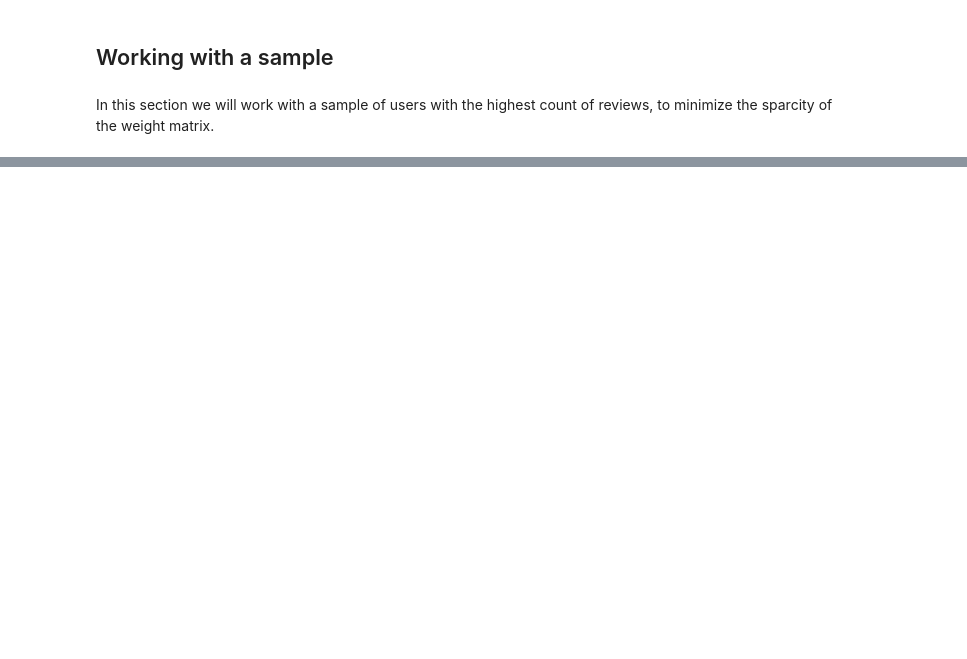
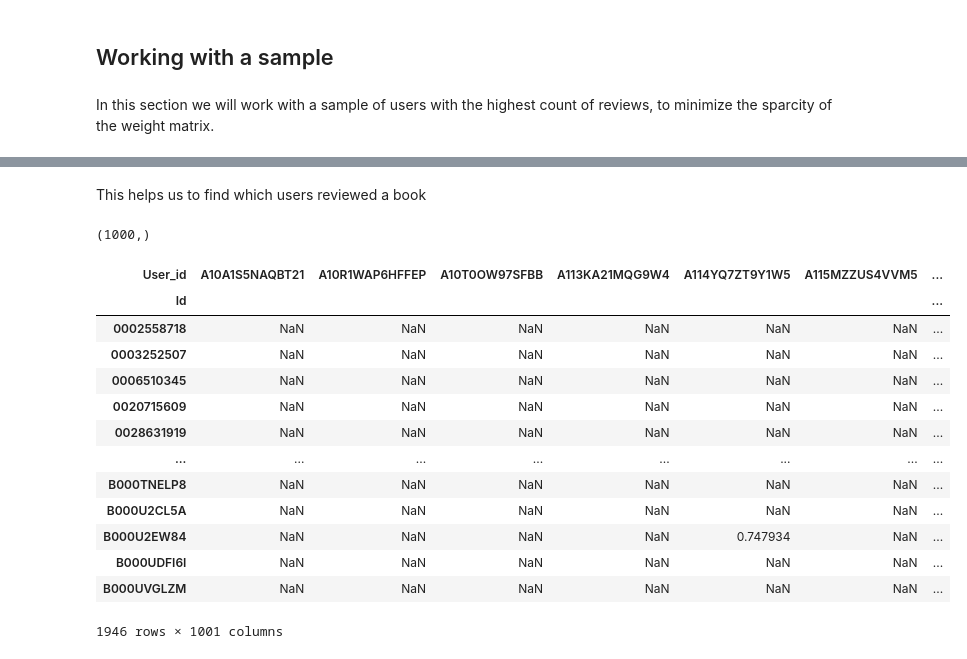
Before and after one commit to NicolasDue/book-recommender, a Jupyter notebook: notebooks/T2-Collaborative_Filtering.ipynb, the cells around one changed output, grey strips where cells are left out. Drawn from its saved outputs; the diff is of its cells as text; code cells hidden in the pictures; blank space fills up the shorter version.

```diff
--- a/notebooks/T2-Collaborative_Filtering.ipynb
+++ b/notebooks/T2-Collaborative_Filtering.ipynb
@@ -83,0 +172,40 @@ Index(['A14OJS0VWMOSWO', 'AFVQZQ8PW0L', 'A1D2C0WDCSHUWZ', 'AHD101501WCN1',
+# %% [markdown]
+This helps us to find which users reviewed a book
+# %%
+reviewed_books = reviews_data[reviews_data.User_id == sample_user].Id
+# %%
+N_INTERSECTION_CANDIDATES = 1000
+# %%
+highest_intersection_users = (
+    reviews_data[reviews_data.Id.isin(reviewed_books) & ~reviews_data.User_id.str.fullmatch(sample_user)]
+    .User_id
+    .value_counts()
+    .nlargest(N_INTERSECTION_CANDIDATES)
+)
+highest_intersection_users.shape
+# %% [output]
+(1000,)
+# %%
+relevant_dev_matrix = reviews_data[
+    reviews_data.User_id.isin(highest_intersection_users.index.tolist() + [sample_user]) &
+    reviews_data.Id.isin(reviewed_books)
+][
+    ["User_id", "Id", "dev"]
+].pivot(index="Id",columns="User_id", values="dev")
+# %%
+relevant_dev_matrix
+# %% [output]
+| User_id | A10A1S5NAQBT21 | A10R1WAP6HFFEP | A10T0OW97SFBB | A113KA21MQG9W4 | A114YQ7ZT9Y1W5 | A115MZZUS4VVM5 | ... |
+| Id |  |  |  |  |  |  | ... |
+| 0002558718 | NaN | NaN | NaN | NaN | NaN | NaN | ... |
+| 0003252507 | NaN | NaN | NaN | NaN | NaN | NaN | ... |
+| 0006510345 | NaN | NaN | NaN | NaN | NaN | NaN | ... |
+| 0020715609 | NaN | NaN | NaN | NaN | NaN | NaN | ... |
+| 0028631919 | NaN | NaN | NaN | NaN | NaN | NaN | ... |
+| ... | ... | ... | ... | ... | ... | ... | ... |
+| B000TNELP8 | NaN | NaN | NaN | NaN | NaN | NaN | ... |
+| B000U2CL5A | NaN | NaN | NaN | NaN | NaN | NaN | ... |
+| B000U2EW84 | NaN | NaN | NaN | NaN | 0.747934 | NaN | ... |
+| B000UDFI6I | NaN | NaN | NaN | NaN | NaN | NaN | ... |
+| B000UVGLZM | NaN | NaN | NaN | NaN | NaN | NaN | ... |
+1946 rows × 1001 columns
```
Also changed, not shown: parts of 39 cells of this notebook, 1 other file.
